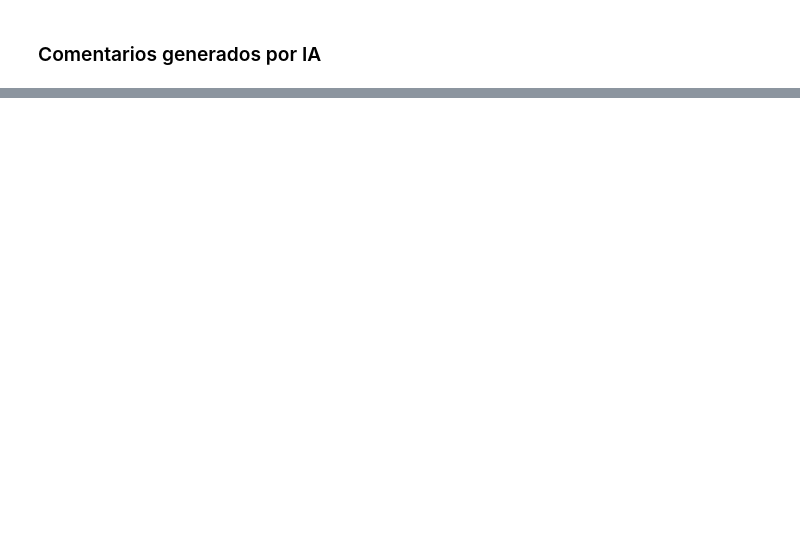
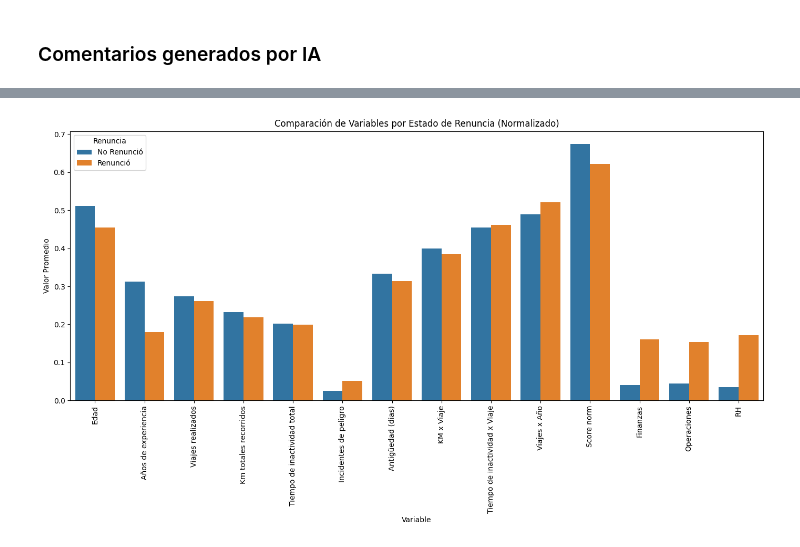
Before and after one commit to erick-mb/Traxion, a Jupyter notebook: Traxion.ipynb, the cells around one changed output, grey strips where cells are left out. Cells and saved outputs as stored; diff of their text form; code cells hidden in the pictures; blank space fills up the shorter version.

```diff
--- a/Traxion.ipynb
+++ b/Traxion.ipynb
@@ -182,0 +322,12 @@ df['Edad'].plot(kind='hist', bins=20, density=True, color='skyblue', edgecolor='
+# %%
+app_quejas_por_area = app_quejas.pivot_table(index="ID empleado", columns="Area", aggfunc="size", fill_value=0)
+
+# Sumar la negatividad por empleado
+score = app_quejas.groupby("ID empleado")['Score norm'].sum()
+
+# Unir ambas tablas
+app_quejas_wide = score.to_frame().join(app_quejas_por_area).reset_index().sort_values(by = 'Score norm', ascending= False)
+
+joined_data = empleados.merge(app_quejas_wide, on = 'ID empleado', how = 'left').fillna(0)
+
+joined_data.head()
@@ -182,0 +393,31 @@ df['Edad'].plot(kind='hist', bins=20, density=True, color='skyblue', edgecolor='
+# %%
+from sklearn.preprocessing import MinMaxScaler
+
+scaler = MinMaxScaler()
+
+numeric_columns = joined_data.select_dtypes(include=['float64', 'int64']).columns
+numeric_columns = numeric_columns.drop(['Renuncia']).tolist()
+
+standardized_data = joined_data.copy()
+standardized_data[numeric_columns] = scaler.fit_transform(standardized_data[numeric_columns])
+
+resultado = standardized_data.groupby('Renuncia')[numeric_columns].mean().reset_index().round(3)
+resultado['Renuncia'] = resultado['Renuncia'].map({0: 'No Renunció', 1: 'Renunció'})
+
+resultado = resultado.melt(id_vars=['Renuncia'], var_name='Variable', value_name='Valor')
+
+# Crear gráfico
+plt.figure(figsize=(14, 8))
+sns.barplot(data=resultado, x='Variable', y='Valor', hue='Renuncia')
+
+# Personalización del gráfico
+plt.xticks(rotation=90)
+plt.title('Comparación de Variables por Estado de Renuncia (Normalizado)')
+plt.ylabel('Valor Promedio')
+plt.xlabel('Variable')
+plt.legend(title='Renuncia', loc='upper left')
+plt.tight_layout()
+
+plt.show()
+# %% [output]
+[figure, added]
```
Also changed, not shown: parts of 39 cells of this notebook.
